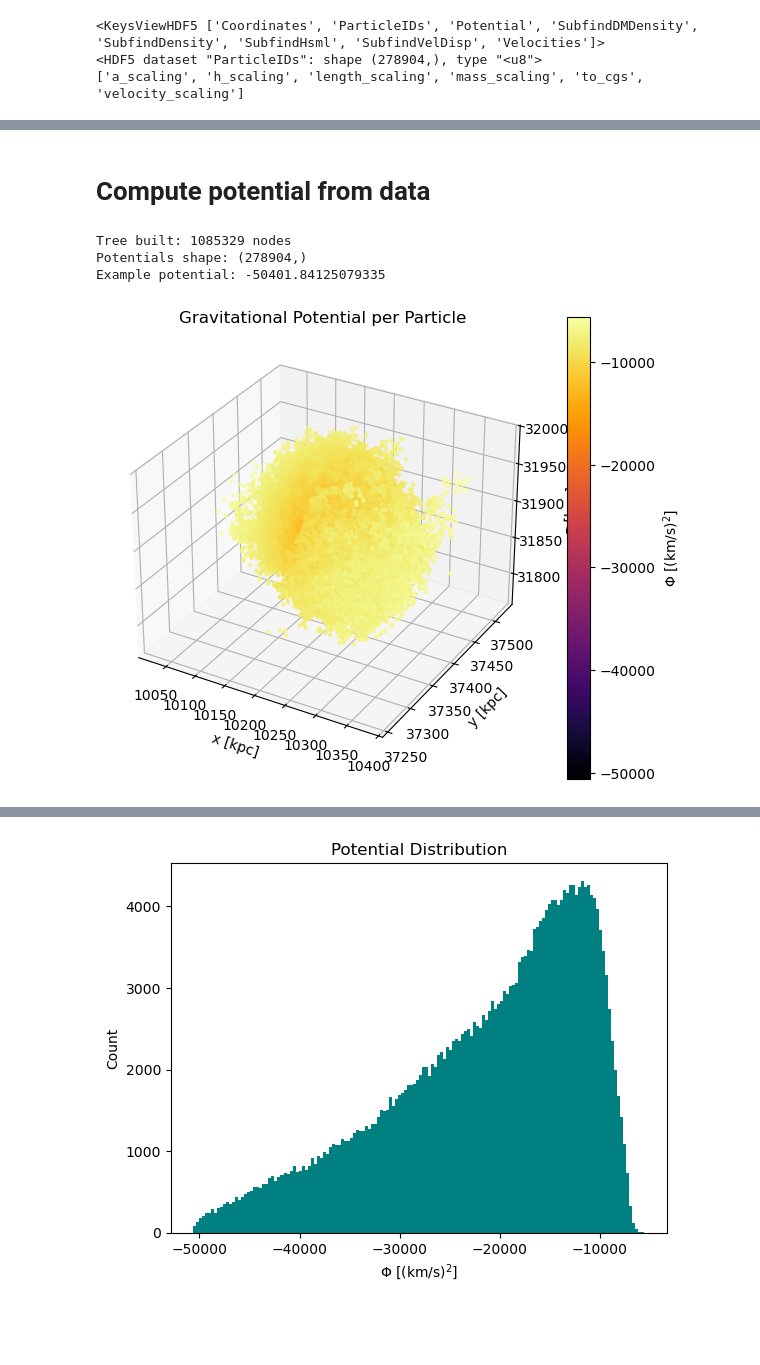
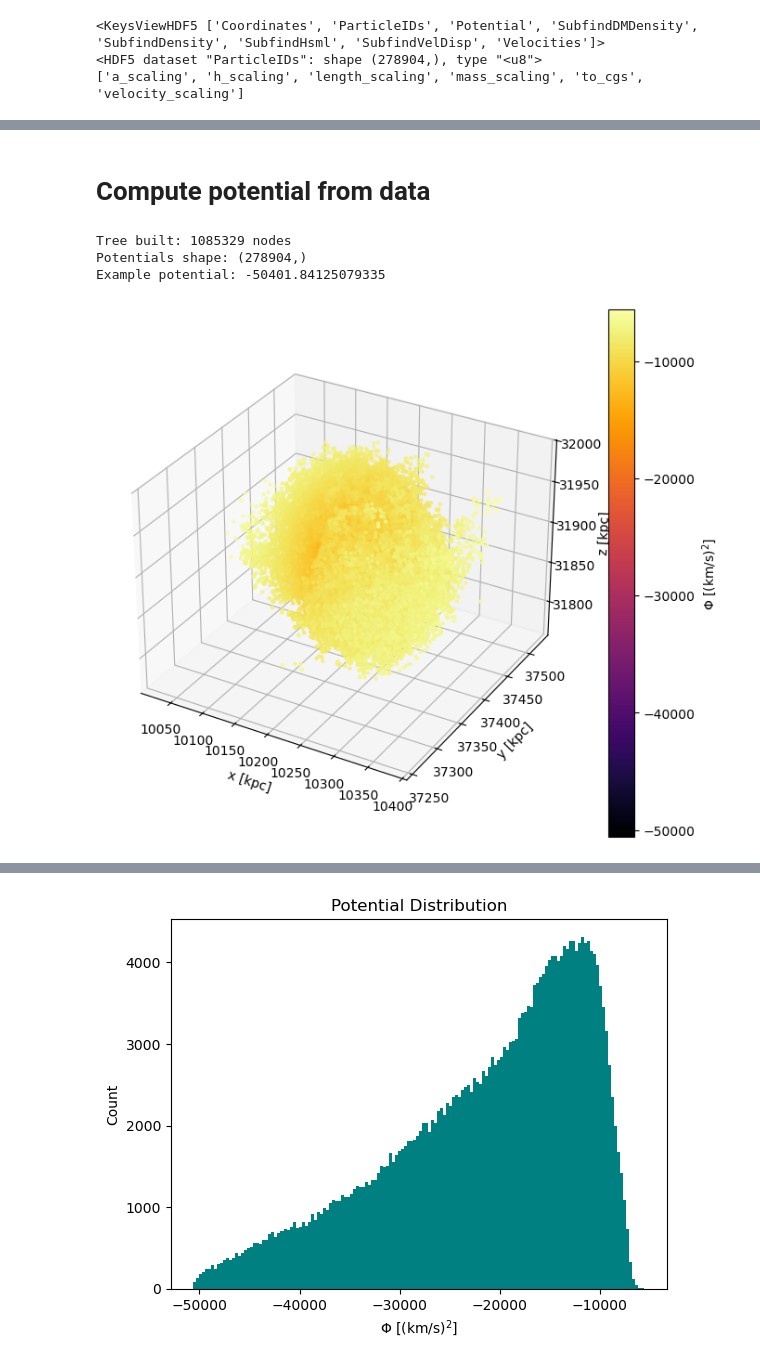
Before and after one commit to gvansan/TANA_notebooks, a Jupyter notebook: Project/hdf5_file_mathijs.ipynb, the cells around one changed output, grey strips where cells are left out. Cells and saved outputs as stored; diff of their text form; code cells hidden in the pictures; blank space fills up the shorter version.

Commit message:
Save figures

```diff
--- a/Project/hdf5_file_mathijs.ipynb
+++ b/Project/hdf5_file_mathijs.ipynb
@@ -66,3 +48 @@ print(data['PartType1']["ParticleIDs"].attrs['velocity_scaling'])
-# %% [markdown]
-# Compute potential from data
 # %%
@@ -78,14 +57,16 @@ coordinates = data['PartType1']["Coordinates"][:]/data['Header'].attrs['HubblePa
 velocities = data['PartType1']["Velocities"][:]*np.sqrt(a) #units.km /units.s
 # Gravitational constant (arbitrary units)
 G = 4.302e-6  # (kpc * (km/s)^2) / Msun
+# %% [markdown]
+# Compute potential from data
 # %%
 import numpy as np
 from numba import njit, prange
 
-# 1. Build tree -> nodes stored in flat NumPy arrays to speed up
+# 1. Build tree -> nodes stored in NumPy arrays to speed up
 def build_tree(positions, m_particle, BoxSize):
     """
-    Build a flattened octree data structure.
+    Build a tree structure.
     Each node stores:
       - center: cube center in 3D
       - size: cube side length
@@ -158,13 +139,13 @@ def build_tree(positions, m_particle, BoxSize):
     return centers[:node_count], sizes[:node_count], node_masses[:node_count], coms[:node_count], children[:node_count]
 
 
-# 2. COMPUTE POTENTIALS USING THE BARNES–HUT CRITERION
+# 2. Compute potentials using Barnes-Hut algorithm
 @njit(parallel=True) #makes process faster by looping over multiple cores
 def compute_potential(positions, m_particle,
                                 centers, sizes, node_masses, coms, children,
                                 G, theta, BoxSize, eps):
     """
-    Compute the gravitational potential Φ for all particles using
+    Compute the gravitational potential for all particles using
     the Barnes–Hut approximation and the pre-built tree.
 
     Parameters
@@ -174,7 +155,7 @@ def compute_potential(positions, m_particle,
     centers, sizes, node_masses, coms, children: tree structure
     G : gravitational constant [kpc (km/s)^2 / Msun]
     theta : opening angle
-    BoxSize : box size (for periodic boundaries!!!!!!)
+    BoxSize : box size
     eps : softening length
     """
 
@@ -259,20 +240,21 @@ Example potential: -50401.84125079335
 # %%
 #Plot 3D distribution
 fig = plt.figure(figsize=(7,6))
 ax = fig.add_subplot(111, projection='3d')
 
 sc = ax.scatter(
     coordinates[:,0], coordinates[:,1], coordinates[:,2],
     c=potentials, cmap='inferno', s=5
 )
 plt.colorbar(sc, label=r'$\Phi$ [(km/s)$^2$]')
 ax.set_xlabel("x [kpc]")
 ax.set_ylabel("y [kpc]")
 ax.set_zlabel("z [kpc]")
-ax.set_title("Gravitational Potential per Particle")
+plt.tight_layout()
+plt.savefig('Potential3D.png')
 plt.show()
 # %% [output]
-[figure, old version]
+[figure, new version]
 # %%
 #Not so much to see so project everything on x and y axis and smoothen in bins
 x = coordinates[:,0]
```
Also changed, not shown: parts of 12 cells of this notebook, 7 other files.
